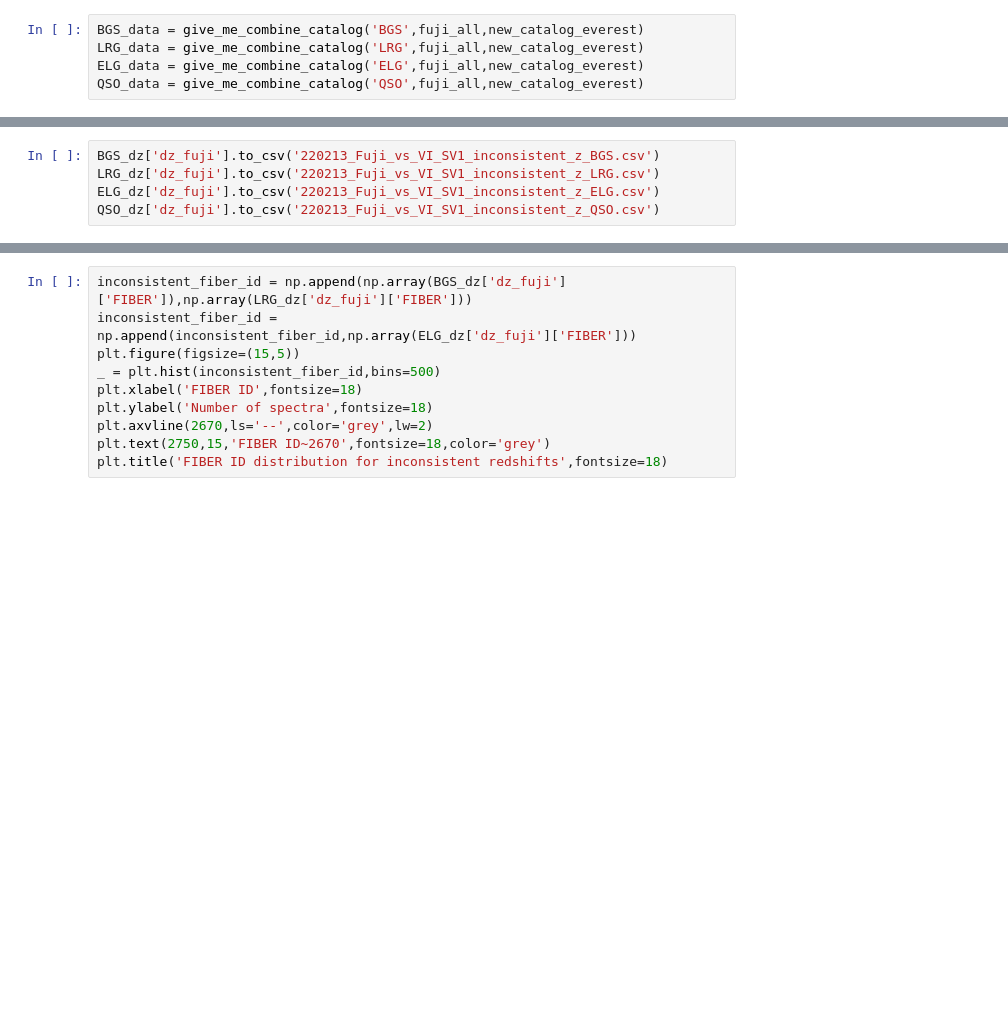
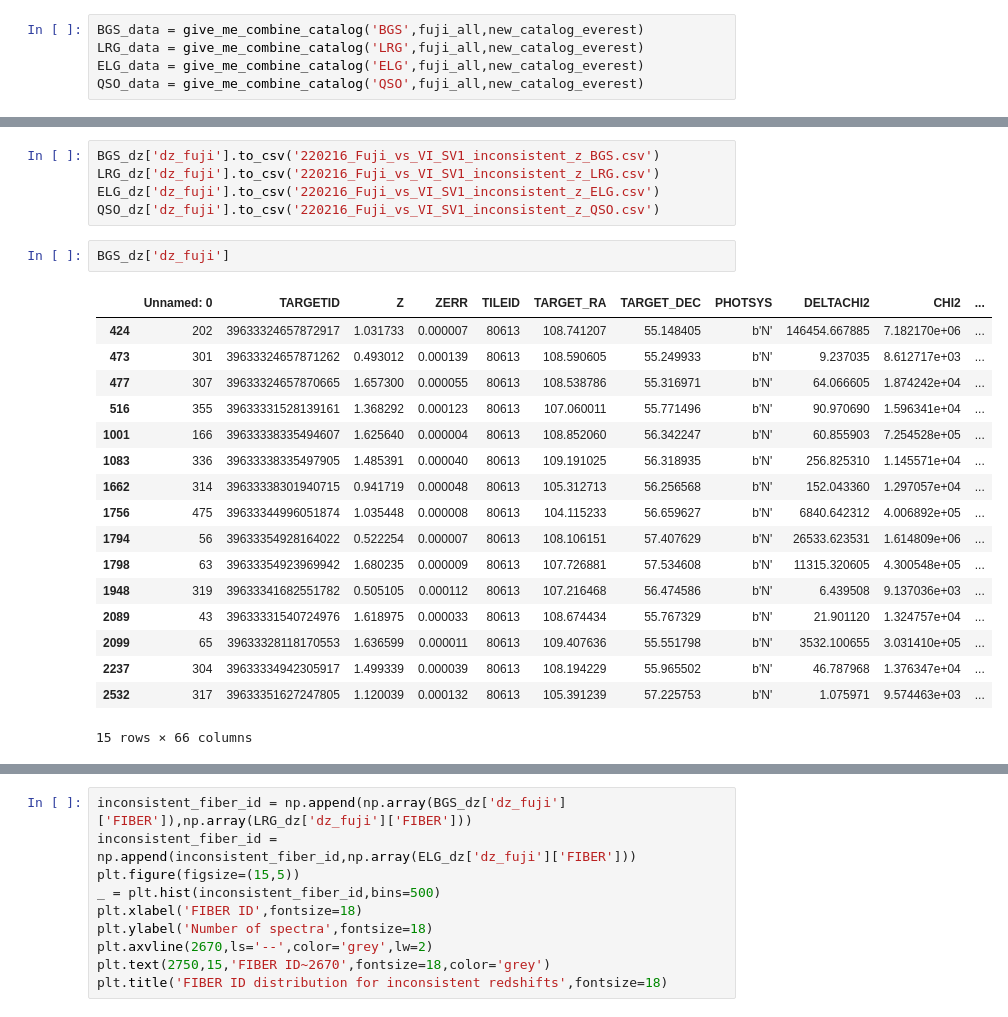
Before and after one commit to astro-blue/DESI_VI, a Jupyter notebook: Everest_assessment/Comparing_fuji_new.ipynb, the cells around one changed output, grey strips where cells are left out. Cells and saved outputs as stored; diff of their text form; blank space fills up the shorter version.

```diff
--- a/Everest_assessment/Comparing_fuji_new.ipynb
+++ b/Everest_assessment/Comparing_fuji_new.ipynb
@@ -296,8 +304,28 @@ Cascades: 188 (5.4%)
 # %%
-BGS_dz['dz_fuji'].to_csv('220213_Fuji_vs_VI_SV1_inconsistent_z_BGS.csv')
-LRG_dz['dz_fuji'].to_csv('220213_Fuji_vs_VI_SV1_inconsistent_z_LRG.csv')
-ELG_dz['dz_fuji'].to_csv('220213_Fuji_vs_VI_SV1_inconsistent_z_ELG.csv')
-QSO_dz['dz_fuji'].to_csv('220213_Fuji_vs_VI_SV1_inconsistent_z_QSO.csv')
+BGS_dz['dz_fuji'].to_csv('220216_Fuji_vs_VI_SV1_inconsistent_z_BGS.csv')
+LRG_dz['dz_fuji'].to_csv('220216_Fuji_vs_VI_SV1_inconsistent_z_LRG.csv')
+ELG_dz['dz_fuji'].to_csv('220216_Fuji_vs_VI_SV1_inconsistent_z_ELG.csv')
+QSO_dz['dz_fuji'].to_csv('220216_Fuji_vs_VI_SV1_inconsistent_z_QSO.csv')
+# %%
+BGS_dz['dz_fuji']
+# %% [output]
+|  | Unnamed: 0 | TARGETID | Z | ZERR | TILEID | TARGET_RA | TARGET_DEC | PHOTSYS | DELTACHI2 | CHI2 | ... |
+| 424 | 202 | 39633324657872917 | 1.031733 | 0.000007 | 80613 | 108.741207 | 55.148405 | b'N' | 146454.667885 | 7.182170e+06 | ... |
+| 473 | 301 | 39633324657871262 | 0.493012 | 0.000139 | 80613 | 108.590605 | 55.249933 | b'N' | 9.237035 | 8.612717e+03 | ... |
+| 477 | 307 | 39633324657870665 | 1.657300 | 0.000055 | 80613 | 108.538786 | 55.316971 | b'N' | 64.066605 | 1.874242e+04 | ... |
+| 516 | 355 | 39633331528139161 | 1.368292 | 0.000123 | 80613 | 107.060011 | 55.771496 | b'N' | 90.970690 | 1.596341e+04 | ... |
+| 1001 | 166 | 39633338335494607 | 1.625640 | 0.000004 | 80613 | 108.852060 | 56.342247 | b'N' | 60.855903 | 7.254528e+05 | ... |
+| 1083 | 336 | 39633338335497905 | 1.485391 | 0.000040 | 80613 | 109.191025 | 56.318935 | b'N' | 256.825310 | 1.145571e+04 | ... |
+| 1662 | 314 | 39633338301940715 | 0.941719 | 0.000048 | 80613 | 105.312713 | 56.256568 | b'N' | 152.043360 | 1.297057e+04 | ... |
+| 1756 | 475 | 39633344996051874 | 1.035448 | 0.000008 | 80613 | 104.115233 | 56.659627 | b'N' | 6840.642312 | 4.006892e+05 | ... |
+| 1794 | 56 | 39633354928164022 | 0.522254 | 0.000007 | 80613 | 108.106151 | 57.407629 | b'N' | 26533.623531 | 1.614809e+06 | ... |
+| 1798 | 63 | 39633354923969942 | 1.680235 | 0.000009 | 80613 | 107.726881 | 57.534608 | b'N' | 11315.320605 | 4.300548e+05 | ... |
+| 1948 | 319 | 39633341682551782 | 0.505105 | 0.000112 | 80613 | 107.216468 | 56.474586 | b'N' | 6.439508 | 9.137036e+03 | ... |
+| 2089 | 43 | 39633331540724976 | 1.618975 | 0.000033 | 80613 | 108.674434 | 55.767329 | b'N' | 21.901120 | 1.324757e+04 | ... |
+| 2099 | 65 | 39633328118170553 | 1.636599 | 0.000011 | 80613 | 109.407636 | 55.551798 | b'N' | 3532.100655 | 3.031410e+05 | ... |
+| 2237 | 304 | 39633334942305917 | 1.499339 | 0.000039 | 80613 | 108.194229 | 55.965502 | b'N' | 46.787968 | 1.376347e+04 | ... |
+| 2532 | 317 | 39633351627247805 | 1.120039 | 0.000132 | 80613 | 105.391239 | 57.225753 | b'N' | 1.075971 | 9.574463e+03 | ... |
+15 rows × 66 columns
 # %%
 print('Deltachi2 and Fuji Redrock distribution for objects with inconsistent redshifts')
 
```
Also changed, not shown: parts of 9 cells of this notebook.
